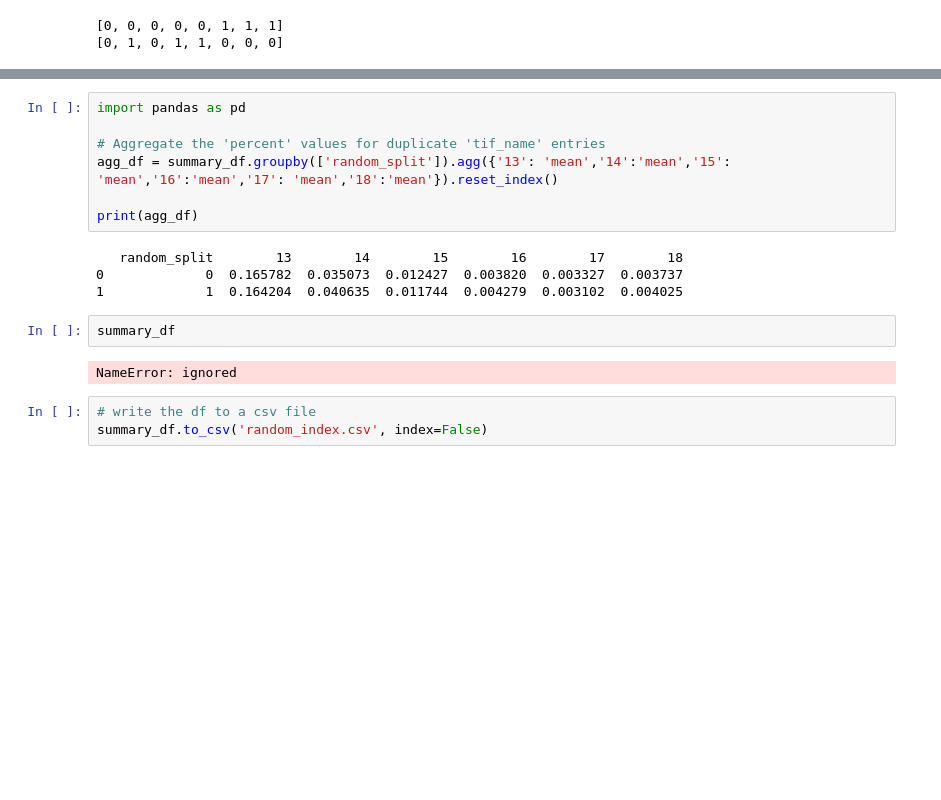
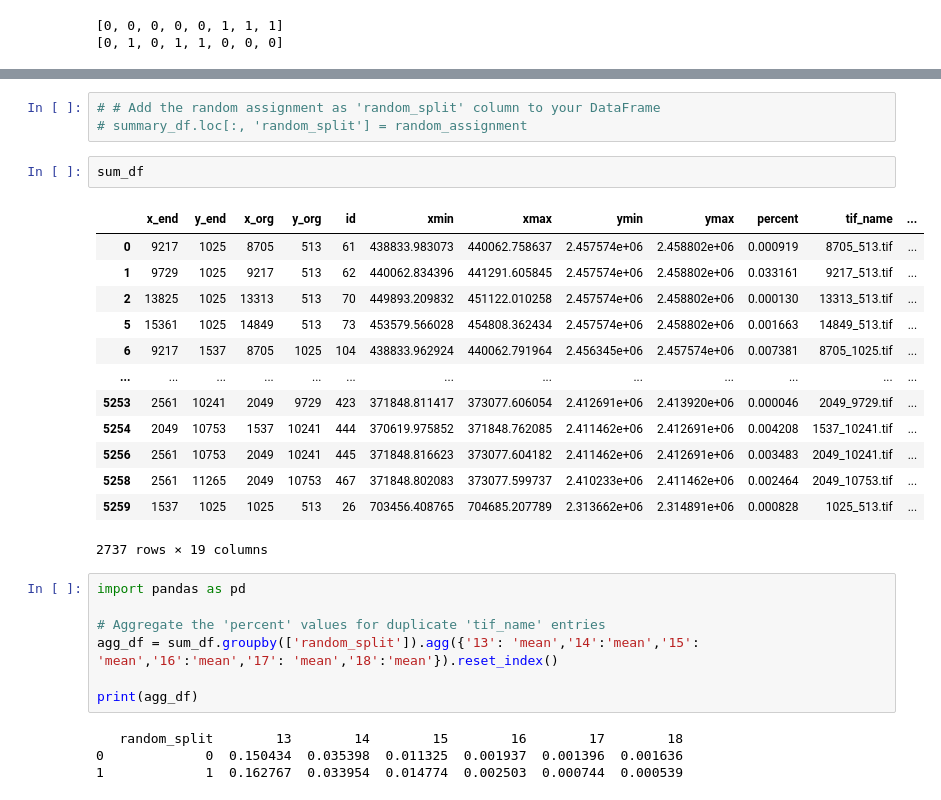
Before and after one commit to aml7hawaiiedu/CCAPLandCoverProject, a Jupyter notebook: CCAP_UNET_Fall2023.ipynb, the cells around one changed output, grey strips where cells are left out. Cells and saved outputs as stored; diff of their text form; blank space fills up the shorter version.

```diff
--- a/CCAP_UNET_Fall2023.ipynb
+++ b/CCAP_UNET_Fall2023.ipynb
@@ -544,18 +571,30 @@ Random split column added to the DataFrame.
+# %%
+# # Add the random assignment as 'random_split' column to your DataFrame
+# summary_df.loc[:, 'random_split'] = random_assignment
+# %%
+sum_df
+# %% [output]
+|  | x_end | y_end | x_org | y_org | id | xmin | xmax | ymin | ymax | percent | tif_name | ... |
+| 0 | 9217 | 1025 | 8705 | 513 | 61 | 438833.983073 | 440062.758637 | 2.457574e+06 | 2.458802e+06 | 0.000919 | 8705_513.tif | ... |
+| 1 | 9729 | 1025 | 9217 | 513 | 62 | 440062.834396 | 441291.605845 | 2.457574e+06 | 2.458802e+06 | 0.033161 | 9217_513.tif | ... |
+| 2 | 13825 | 1025 | 13313 | 513 | 70 | 449893.209832 | 451122.010258 | 2.457574e+06 | 2.458802e+06 | 0.000130 | 13313_513.tif | ... |
+| 5 | 15361 | 1025 | 14849 | 513 | 73 | 453579.566028 | 454808.362434 | 2.457574e+06 | 2.458802e+06 | 0.001663 | 14849_513.tif | ... |
+| 6 | 9217 | 1537 | 8705 | 1025 | 104 | 438833.962924 | 440062.791964 | 2.456345e+06 | 2.457574e+06 | 0.007381 | 8705_1025.tif | ... |
+| ... | ... | ... | ... | ... | ... | ... | ... | ... | ... | ... | ... | ... |
+| 5253 | 2561 | 10241 | 2049 | 9729 | 423 | 371848.811417 | 373077.606054 | 2.412691e+06 | 2.413920e+06 | 0.000046 | 2049_9729.tif | ... |
+| 5254 | 2049 | 10753 | 1537 | 10241 | 444 | 370619.975852 | 371848.762085 | 2.411462e+06 | 2.412691e+06 | 0.004208 | 1537_10241.tif | ... |
+| 5256 | 2561 | 10753 | 2049 | 10241 | 445 | 371848.816623 | 373077.604182 | 2.411462e+06 | 2.412691e+06 | 0.003483 | 2049_10241.tif | ... |
+| 5258 | 2561 | 11265 | 2049 | 10753 | 467 | 371848.802083 | 373077.599737 | 2.410233e+06 | 2.411462e+06 | 0.002464 | 2049_10753.tif | ... |
+| 5259 | 1537 | 1025 | 1025 | 513 | 26 | 703456.408765 | 704685.207789 | 2.313662e+06 | 2.314891e+06 | 0.000828 | 1025_513.tif | ... |
+2737 rows × 19 columns
 # %%
 import pandas as pd
 
 # Aggregate the 'percent' values for duplicate 'tif_name' entries
-agg_df = summary_df.groupby(['random_split']).agg({'13': 'mean','14':'mean','15': 'mean','16':'mean','17': 'mean','18':'mean'}).reset_index()
+agg_df = sum_df.groupby(['random_split']).agg({'13': 'mean','14':'mean','15': 'mean','16':'mean','17': 'mean','18':'mean'}).reset_index()
 
 print(agg_df)
 # %% [output]
    random_split        13        14        15        16        17        18
-0             0  0.165782  0.035073  0.012427  0.003820  0.003327  0.003737
-1             1  0.164204  0.040635  0.011744  0.004279  0.003102  0.004025
+0             0  0.150434  0.035398  0.011325  0.001937  0.001396  0.001636
+1             1  0.162767  0.033954  0.014774  0.002503  0.000744  0.000539
-# %%
-summary_df
-# %% [output]
-NameError: ignored
-# %%
-# write the df to a csv file
-summary_df.to_csv('random_index.csv', index=False)
```
Also changed, not shown: parts of 17 cells of this notebook.
